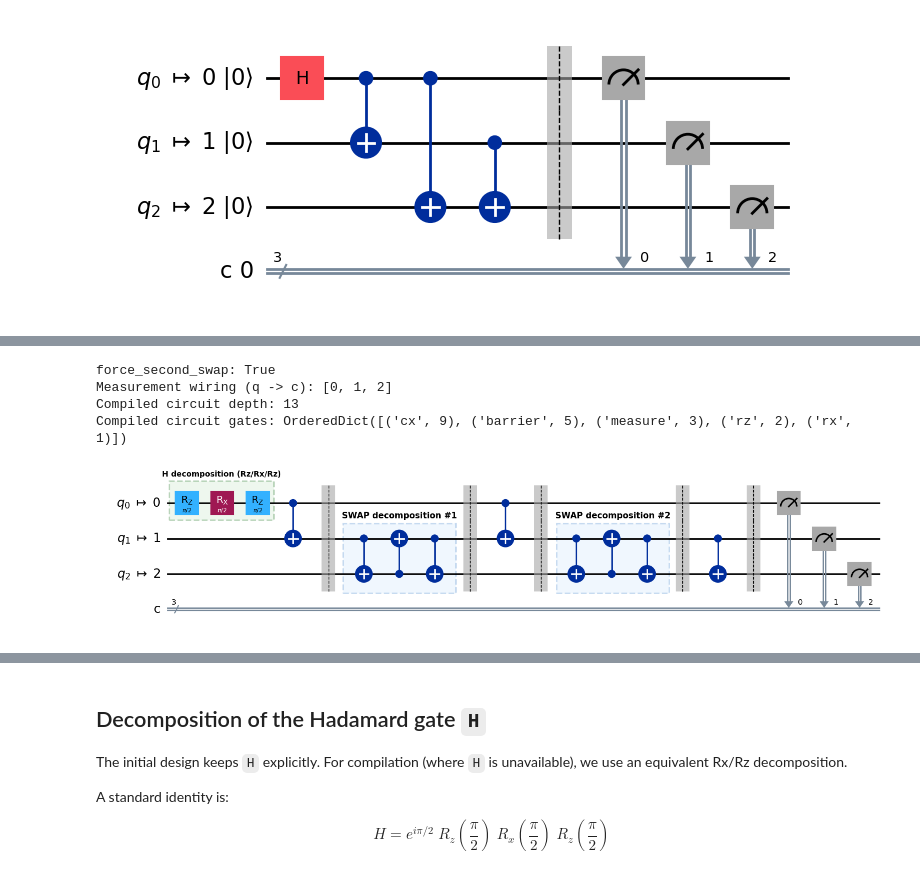
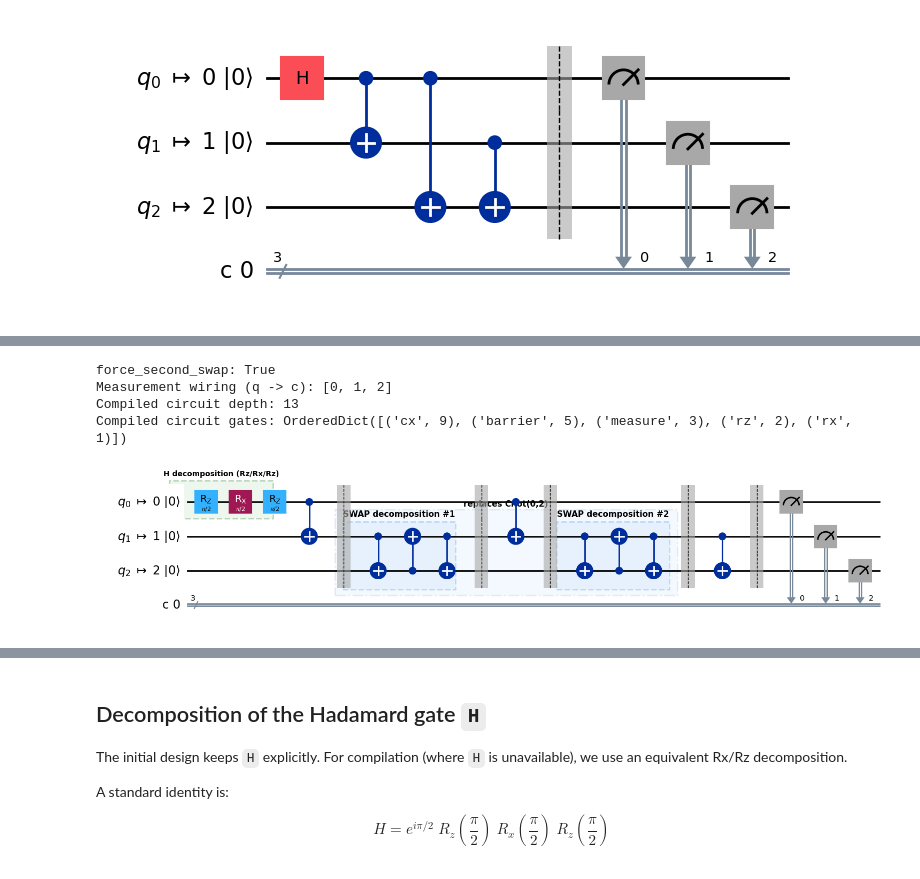
Before and after one commit to amacaluso/quantum-compilation-noise-demo, a Jupyter notebook: Compilation Example.ipynb, the cells around one changed output, grey strips where cells are left out. Drawn from its saved outputs; the diff is of its cells as text; code cells hidden in the pictures.

```diff
--- a/Compilation Example.ipynb
+++ b/Compilation Example.ipynb
@@ -5,6 +5,7 @@ from qiskit.converters import circuit_to_dag
 from matplotlib.patches import Rectangle
 from IPython.display import display
 import matplotlib.pyplot as plt
+import re
 
 # Build computation as a named block
 compute = QuantumCircuit(3, name="Gate computation")
@@ -33,6 +34,10 @@ qc_for_draw = transpile(
 fig = qc_for_draw.draw("mpl", with_layout=True, fold=-1, initial_state=True, cregbundle=True)
 ax = fig.axes[0]
 fig.canvas.draw()
+
+# Keep q_0, q_1, q_2 and arrows, but remove mapped indices after arrows
+for text_obj in list(ax.texts) + list(ax.get_yticklabels()):
+    text_obj.set_text(re.sub(r"(q_\d+\s*->)\s*\d+", r"\1", text_obj.get_text()))
 
 # Compute layer ranges for computation vs measurement boxes
 dag = circuit_to_dag(qc_for_draw)
@@ -70,7 +75,7 @@ cx0, cx1 = layer_to_x(comp_start, comp_end)
 mx0, mx1 = layer_to_x(first_measure, last_measure)
 
 # Manual position offsets (axes coordinates: 0..1)
-comp_dx = 0.23    # +right, -left (Gate computation box)
+comp_dx = 0.22    # +right, -left (Gate computation box)
 comp_dy = 0.10      # +up, -down (Gate computation box)
 comp_width_delta = -0.5  # +wider, -narrower (Gate computation box)
 meas_dx = -0.08      # +right, -left (Measurement box)
@@ -126,4 +355,6 @@ plt.close(fig)
 # %%
+import re
+
 # Build computation as a named block
 compute = QuantumCircuit(3, name="Gate computation")
 compute.h(0)
@@ -152,6 +383,10 @@ fig = qc_for_draw.draw("mpl", with_layout=True, fold=-1, initial_state=True, cre
 ax = fig.axes[0]
 fig.canvas.draw()
 
+# Keep q_0, q_1, q_2 and arrows, but remove mapped indices after arrows
+for text_obj in list(ax.texts) + list(ax.get_yticklabels()):
+    text_obj.set_text(re.sub(r"(q_\d+\s*->)\s*\d+", r"\1", text_obj.get_text()))
+
 display(fig)
 plt.close(fig)
 # %% [output]
@@ -360,6 +671,7 @@ from matplotlib.patches import Rectangle
 from IPython.display import display
 import numpy as np
 import matplotlib.pyplot as plt
+import re
 
 # 3-qubit hardware with limited connectivity: 0 <-> 1 <-> 2
 coupling_map = CouplingMap([[0, 1], [1, 0], [1, 2], [2, 1]])
@@ -417,9 +729,13 @@ print("Compiled circuit depth:", compiled_qc.depth())
 print("Compiled circuit gates:", compiled_qc.count_ops())
 
 # Draw compiled circuit and then overlay highlight boxes
-fig = compiled_qc.draw("mpl", with_layout=True, fold=-1, cregbundle=True)
+fig = compiled_qc.draw("mpl", with_layout=True, initial_state=True, fold=-1, cregbundle=True)
 ax = fig.axes[0]
 fig.canvas.draw()
+
+# Keep q_0, q_1, q_2 and arrows, but remove mapped indices after arrows
+for text_obj in list(ax.texts) + list(ax.get_yticklabels()):
+    text_obj.set_text(re.sub(r"(q_\d+\s*->)\s*\d+", r"\1", text_obj.get_text()))
 
 dag = circuit_to_dag(compiled_qc)
 layers = list(dag.layers())
@@ -488,25 +804,42 @@ if len(h_run) < 3 and len(h_rot_layers) >= 3:
     h_run = h_rot_layers[:3]
 
 # ===================================================================
-# TUNING KNOBS (edit here)
-# Keep this block near the end so you can tweak and re-run quickly.
-# All values are in axes coordinates: 0..1
+# TUNING KNOBS (edit here, close to drawing code)
+# Values from `viz_params` (if defined in Cell 7) override these defaults.
 # ===================================================================
-
-# SWAP highlight boxes
-swap1_pad = -0.2  # width: bigger pad => wider box
-swap1_dx = 0.02  # move: +dx => right, -dx => left
+swap1_pad = -0.2
+swap1_dx = 0.02
 swap2_pad = -0.2
 swap2_dx = -0.04
-
 swap_y0 = 0.24
 swap_h = 0.45
 
-# Hadamard decomposition box (Rz/Rx/Rz)
 h_pad = -0.3
 h_dx = 0.07
 h_y0 = 0.71
 h_h = 0.25
+
+group_pad_x = 0.01
+group_pad_bottom = 0.04
+group_extra_height = 0.12
+group_label_dy = 0.01
+
+params = globals().get("viz_params", {})
+if isinstance(params, dict):
+    swap1_pad = params.get("swap1_pad", swap1_pad)
+    swap1_dx = params.get("swap1_dx", swap1_dx)
+    swap2_pad = params.get("swap2_pad", swap2_pad)
+    swap2_dx = params.get("swap2_dx", swap2_dx)
+    swap_y0 = params.get("swap_y0", swap_y0)
+    swap_h = params.get("swap_h", swap_h)
+    h_pad = params.get("h_pad", h_pad)
+    h_dx = params.get("h_dx", h_dx)
+    h_y0 = params.get("h_y0", h_y0)
+    h_h = params.get("h_h", h_h)
+    group_pad_x = params.get("group_pad_x", group_pad_x)
+    group_pad_bottom = params.get("group_pad_bottom", group_pad_bottom)
+    group_extra_height = params.get("group_extra_height", group_extra_height)
+    group_label_dy = params.get("group_label_dy", group_label_dy)
 
 # --- Draw the Hadamard decomposition box ---
 if h_run:
@@ -531,37 +864,62 @@ if h_run:
     )
 
 # --- Draw the SWAP decomposition boxes ---
+swap_box_limits = []
 for k, run in enumerate(swap_runs[:2], start=1):
     pad = swap1_pad if k == 1 else swap2_pad
     dx = swap1_dx if k == 1 else swap2_dx
 
     x0_box, x1_box = layer_to_x(run[0], run[-1], pad=pad)
     x0_box, x1_box = x0_box + dx, x1_box + dx
 
     # Clamp to visible area
     x0_box, x1_box = max(0.01, x0_box), min(0.99, x1_box)
+    swap_box_limits.append((x0_box, x1_box))
 
     swap_box = Rectangle(
         (x0_box, swap_y0), x1_box - x0_box, swap_h,
         transform=ax.transAxes,
         facecolor="#bbdefb", alpha=0.22,
         edgecolor="#1565c0", linewidth=2.0, linestyle="--",
         zorder=0,
     )
     ax.add_patch(swap_box)
     ax.text(
         (x0_box + x1_box) / 2, swap_y0 + swap_h + 0.02,
         f"SWAP decomposition #{k}",
         transform=ax.transAxes,
         ha="center", va="bottom",
         fontsize=11, fontweight="bold", color="black",
     )
 
+# Group both SWAP boxes with one outer annotation box
+if len(swap_box_limits) >= 2:
+    group_x0 = max(0.01, min(x0 for x0, _ in swap_box_limits) - group_pad_x)
+    group_x1 = min(0.99, max(x1 for _, x1 in swap_box_limits) + group_pad_x)
+    group_y0 = max(0.01, swap_y0 - group_pad_bottom)
+    group_h = min(0.98 - group_y0, swap_h + group_extra_height)
+
+    swap_group_box = Rectangle(
+        (group_x0, group_y0), group_x1 - group_x0, group_h,
+        transform=ax.transAxes,
+        facecolor="#93c5fd", alpha=0.10,
+        edgecolor="#1d4ed8", linewidth=2.2, linestyle="-.",
+        zorder=0,
+    )
+    ax.add_patch(swap_group_box)
+    ax.text(
+        (group_x0 + group_x1) / 2, group_y0 + group_h + group_label_dy,
+        "replaces Cnot(0,2)",
+        transform=ax.transAxes,
+        ha="center", va="bottom",
+        fontsize=11, fontweight="bold", color="black",
+    )
+
 display(fig)
 plt.close(fig)
 # %% [output]
 force_second_swap: True
 Measurement wiring (q -> c): [0, 1, 2]
 Compiled circuit depth: 13
 Compiled circuit gates: OrderedDict([('cx', 9), ('barrier', 5), ('measure', 3), ('rz', 2), ('rx', 1)])
-[figure, old version]
+[figure, new version]
```
Also changed, not shown: parts of 12 cells of this notebook, 1 other file.
